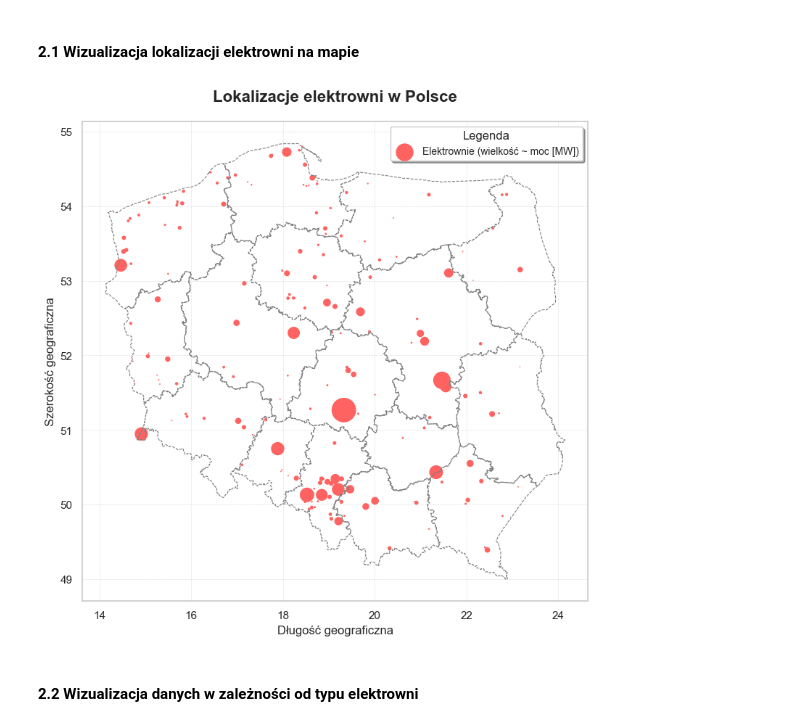
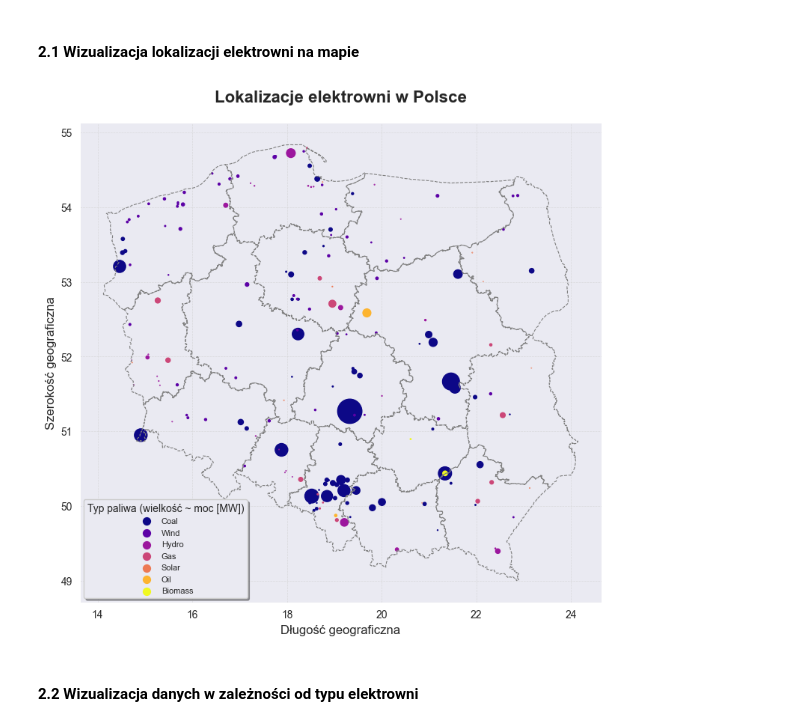
Before and after one commit to AdamixD/SPDB, a Jupyter notebook: static/Mapy statyczne.ipynb, the cells around one changed output. Cells and saved outputs as stored; diff of their text form; code cells hidden in the pictures.

```diff
--- a/static/Mapy statyczne.ipynb
+++ b/static/Mapy statyczne.ipynb
@@ -48,44 +49,54 @@ gdf_poland = gpd.GeoDataFrame(
     geometry=gpd.points_from_xy(df_poland.longitude, df_poland.latitude),
     crs="EPSG:4326"
 )
+# %%
+counts = df_poland['primary_fuel'].value_counts()
+df_poland['primary_fuel'] = pd.Categorical(
+    df_poland['primary_fuel'], categories=counts.index, ordered=True
+)
+
+grouped_data = df_poland.groupby('primary_fuel')['capacity_mw'].sum().reset_index()
+grouped_data = grouped_data.copy()
 # %%
-import matplotlib.pyplot as plt
-
-# Tworzenie wykresu
 fig, ax = plt.subplots(figsize=(9, 9))
 
-# Rysowanie mapy Polski
+fig.patch.set_alpha(0.0)
+
 poland_map.boundary.plot(ax=ax, linewidth=0.8, color="gray", linestyle='--')
 
-# Rysowanie lokalizacji elektrowni
-gdf_poland.plot(
-    ax=ax,
-    color="#ff6361",
-    markersize=gdf_poland['capacity_mw'] * 0.1,
-    label='Elektrownie (wielkość ~ moc [MW])'
-)
+fuel_types = grouped_data['primary_fuel']
+color_map = cm.plasma(np.linspace(0, 1, len(fuel_types)))
+color_dict = dict(zip(fuel_types, color_map))
 
-# Tytuł i osie
+for fuel in fuel_types:
+    subset = gdf_poland[gdf_poland['primary_fuel'] == fuel]
+    subset.plot(
+        ax=ax,
+        color=color_dict[fuel],
+        markersize=subset['capacity_mw'] * 0.1,
+    )
+
 ax.set_title("Lokalizacje elektrowni w Polsce", fontsize=16, fontweight='bold', pad=20)
 ax.set_xlabel("Długość geograficzna", fontsize=12)
 ax.set_ylabel("Szerokość geograficzna", fontsize=12)
 
-# Dodanie siatki
 ax.grid(color='lightgray', linestyle='--', linewidth=0.5, alpha=0.7)
 
-# Dodanie legendy
+for fuel in fuel_types:
+    ax.scatter([], [], color=color_dict[fuel], s=50, label=f"{fuel}")
+
 ax.legend(
-    fontsize=10,
-    loc='upper right',
+    fontsize=8,
+    loc='lower left',
     frameon=True,
     fancybox=True,
     shadow=True,
-    title="Legenda"
+    title="Typ paliwa (wielkość ~ moc [MW])"
 )
 
 plt.show()
 # %% [output]
-[figure, old version]
+[figure, new version]
 # %% [markdown]
 #### 2.2 Wizualizacja danych w zależności od typu elektrowni
 # %% [markdown]
```
Also changed, not shown: parts of 3 cells of this notebook, 2 other files.
